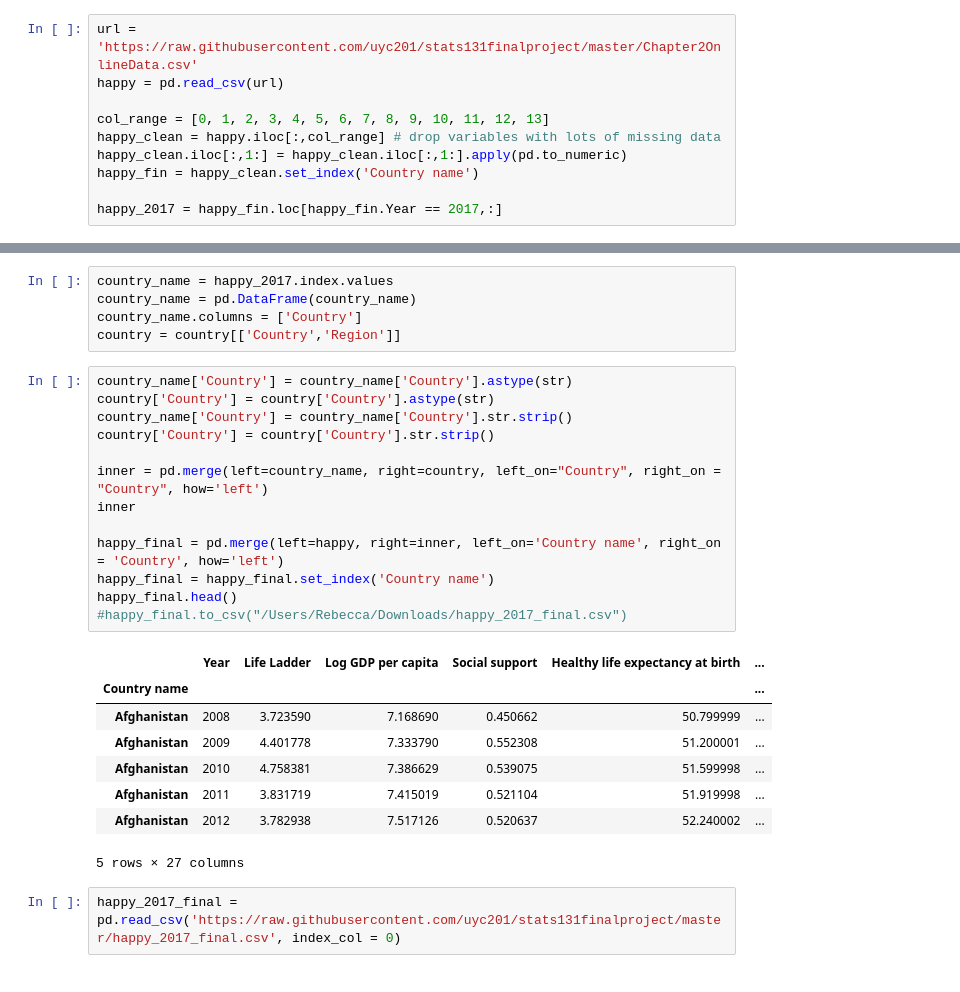
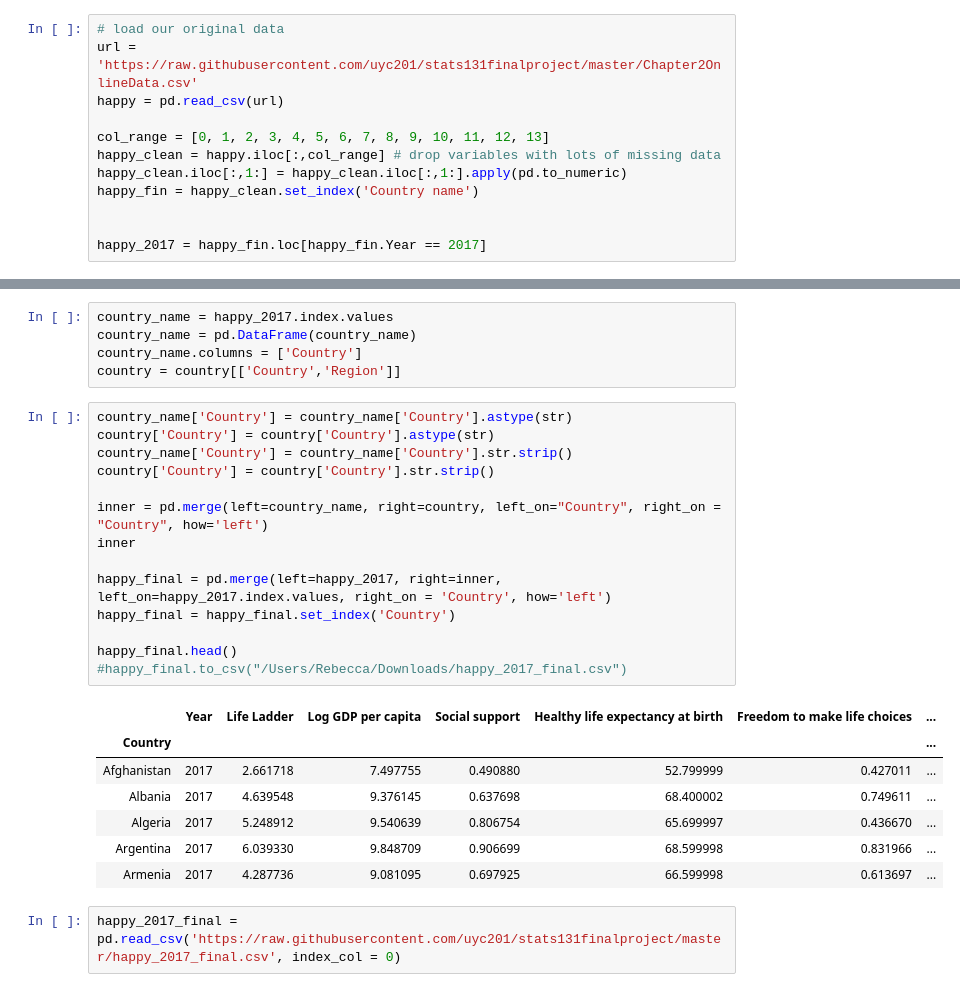
Before and after one commit to uyc201/stats131finalproject, a Jupyter notebook: Stats 131 Final Project Combined Version.ipynb, the cells around one changed output, grey strips where cells are left out. Saved outputs shown, nothing was run; the diff lists cells and outputs as text.

```diff
--- a/Stats 131 Final Project Combined Version.ipynb
+++ b/Stats 131 Final Project Combined Version.ipynb
@@ -81,6 +83,7 @@ import statsmodels.formula.api as smf
 # %% [markdown]
 ### <span style="color:darkblue">Data Cleaning</span> ###
 # %%
+# load our original data
 url = 'https://raw.githubusercontent.com/uyc201/stats131finalproject/master/Chapter2OnlineData.csv'
 happy = pd.read_csv(url)
 
@@ -89,7 +92,8 @@ happy_clean = happy.iloc[:,col_range] # drop variables with lots of missing data
 happy_clean.iloc[:,1:] = happy_clean.iloc[:,1:].apply(pd.to_numeric)
 happy_fin = happy_clean.set_index('Country name')
 
-happy_2017 = happy_fin.loc[happy_fin.Year == 2017,:]
+
+happy_2017 = happy_fin.loc[happy_fin.Year == 2017]
 # %% [output]
 A value is trying to be set on a copy of a slice from a DataFrame.
 Try using .loc[row_indexer,col_indexer] = value instead
@@ -208,25 +212,25 @@ country = country[['Country','Region']]
 # %%
 country_name['Country'] = country_name['Country'].astype(str)
 country['Country'] = country['Country'].astype(str)
 country_name['Country'] = country_name['Country'].str.strip()
 country['Country'] = country['Country'].str.strip()
 
 inner = pd.merge(left=country_name, right=country, left_on="Country", right_on = "Country", how='left')
 inner
 
-happy_final = pd.merge(left=happy, right=inner, left_on='Country name', right_on = 'Country', how='left')
-happy_final = happy_final.set_index('Country name')
+happy_final = pd.merge(left=happy_2017, right=inner, left_on=happy_2017.index.values, right_on = 'Country', how='left')
+happy_final = happy_final.set_index('Country')
+
 happy_final.head()
 #happy_final.to_csv("/Users/Rebecca/Downloads/happy_2017_final.csv")
 # %% [output]
-|  | Year | Life Ladder | Log GDP per capita | Social support | Healthy life expectancy at birth | ... |
-| Country name |  |  |  |  |  | ... |
-| Afghanistan | 2008 | 3.723590 | 7.168690 | 0.450662 | 50.799999 | ... |
-| Afghanistan | 2009 | 4.401778 | 7.333790 | 0.552308 | 51.200001 | ... |
-| Afghanistan | 2010 | 4.758381 | 7.386629 | 0.539075 | 51.599998 | ... |
-| Afghanistan | 2011 | 3.831719 | 7.415019 | 0.521104 | 51.919998 | ... |
-| Afghanistan | 2012 | 3.782938 | 7.517126 | 0.520637 | 52.240002 | ... |
+|  | Year | Life Ladder | Log GDP per capita | Social support | Healthy life expectancy at birth | Freedom to make life choices | ... |
+| Country |  |  |  |  |  |  | ... |
+| Afghanistan | 2017 | 2.661718 | 7.497755 | 0.490880 | 52.799999 | 0.427011 | ... |
+| Albania | 2017 | 4.639548 | 9.376145 | 0.637698 | 68.400002 | 0.749611 | ... |
+| Algeria | 2017 | 5.248912 | 9.540639 | 0.806754 | 65.699997 | 0.436670 | ... |
+| Argentina | 2017 | 6.039330 | 9.848709 | 0.906699 | 68.599998 | 0.831966 | ... |
+| Armenia | 2017 | 4.287736 | 9.081095 | 0.697925 | 66.599998 | 0.613697 | ... |
-5 rows × 27 columns
 # %%
 happy_2017_final = pd.read_csv('https://raw.githubusercontent.com/uyc201/stats131finalproject/master/happy_2017_final.csv', index_col = 0)
 # %% [markdown]
```
Also changed, not shown: parts of 32 cells of this notebook.
